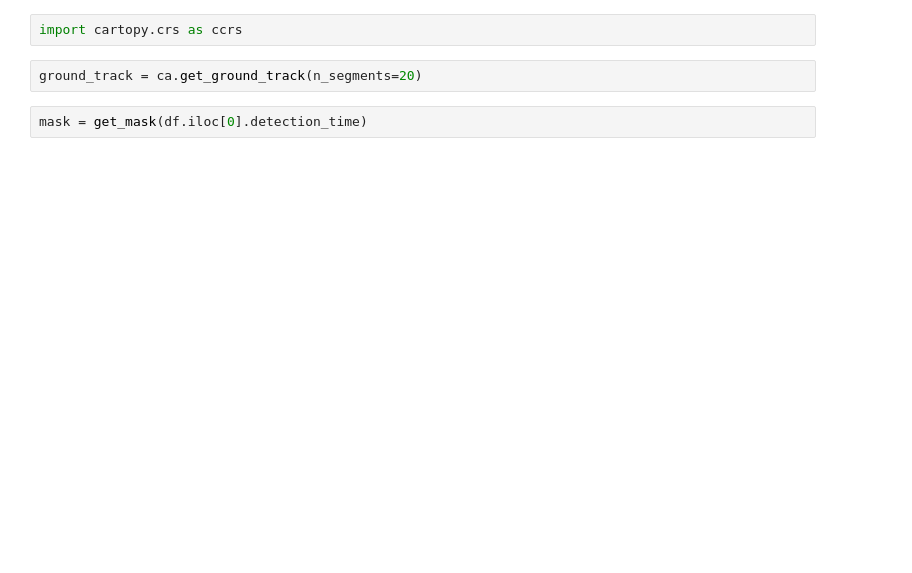
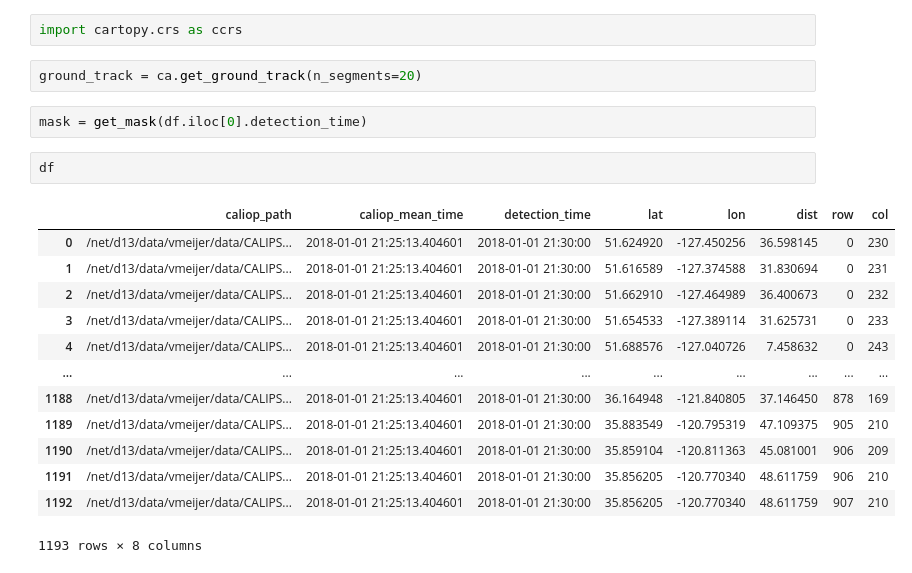
Before and after one commit to MIT-LAE/Contrail_height_estimation, a Jupyter notebook: notebooks/Example collocation.ipynb, the cells around one changed output. Saved outputs shown, nothing was run; the diff lists cells and outputs as text; blank space fills up the shorter version.

```diff
--- a/notebooks/Example collocation.ipynb
+++ b/notebooks/Example collocation.ipynb
@@ -55,3 +59,19 @@ import cartopy.crs as ccrs
 ground_track = ca.get_ground_track(n_segments=20)
 # %%
 mask = get_mask(df.iloc[0].detection_time)
+# %%
+df
+# %% [output]
+|  | caliop_path | caliop_mean_time | detection_time | lat | lon | dist | row | col |
+| 0 | /net/d13/data/vmeijer/data/CALIPS... | 2018-01-01 21:25:13.404601 | 2018-01-01 21:30:00 | 51.624920 | -127.450256 | 36.598145 | 0 | 230 |
+| 1 | /net/d13/data/vmeijer/data/CALIPS... | 2018-01-01 21:25:13.404601 | 2018-01-01 21:30:00 | 51.616589 | -127.374588 | 31.830694 | 0 | 231 |
+| 2 | /net/d13/data/vmeijer/data/CALIPS... | 2018-01-01 21:25:13.404601 | 2018-01-01 21:30:00 | 51.662910 | -127.464989 | 36.400673 | 0 | 232 |
+| 3 | /net/d13/data/vmeijer/data/CALIPS... | 2018-01-01 21:25:13.404601 | 2018-01-01 21:30:00 | 51.654533 | -127.389114 | 31.625731 | 0 | 233 |
+| 4 | /net/d13/data/vmeijer/data/CALIPS... | 2018-01-01 21:25:13.404601 | 2018-01-01 21:30:00 | 51.688576 | -127.040726 | 7.458632 | 0 | 243 |
+| ... | ... | ... | ... | ... | ... | ... | ... | ... |
+| 1188 | /net/d13/data/vmeijer/data/CALIPS... | 2018-01-01 21:25:13.404601 | 2018-01-01 21:30:00 | 36.164948 | -121.840805 | 37.146450 | 878 | 169 |
+| 1189 | /net/d13/data/vmeijer/data/CALIPS... | 2018-01-01 21:25:13.404601 | 2018-01-01 21:30:00 | 35.883549 | -120.795319 | 47.109375 | 905 | 210 |
+| 1190 | /net/d13/data/vmeijer/data/CALIPS... | 2018-01-01 21:25:13.404601 | 2018-01-01 21:30:00 | 35.859104 | -120.811363 | 45.081001 | 906 | 209 |
+| 1191 | /net/d13/data/vmeijer/data/CALIPS... | 2018-01-01 21:25:13.404601 | 2018-01-01 21:30:00 | 35.856205 | -120.770340 | 48.611759 | 906 | 210 |
+| 1192 | /net/d13/data/vmeijer/data/CALIPS... | 2018-01-01 21:25:13.404601 | 2018-01-01 21:30:00 | 35.856205 | -120.770340 | 48.611759 | 907 | 210 |
+1193 rows × 8 columns
```
Also changed, not shown: parts of 33 cells of this notebook, 2 other files.
